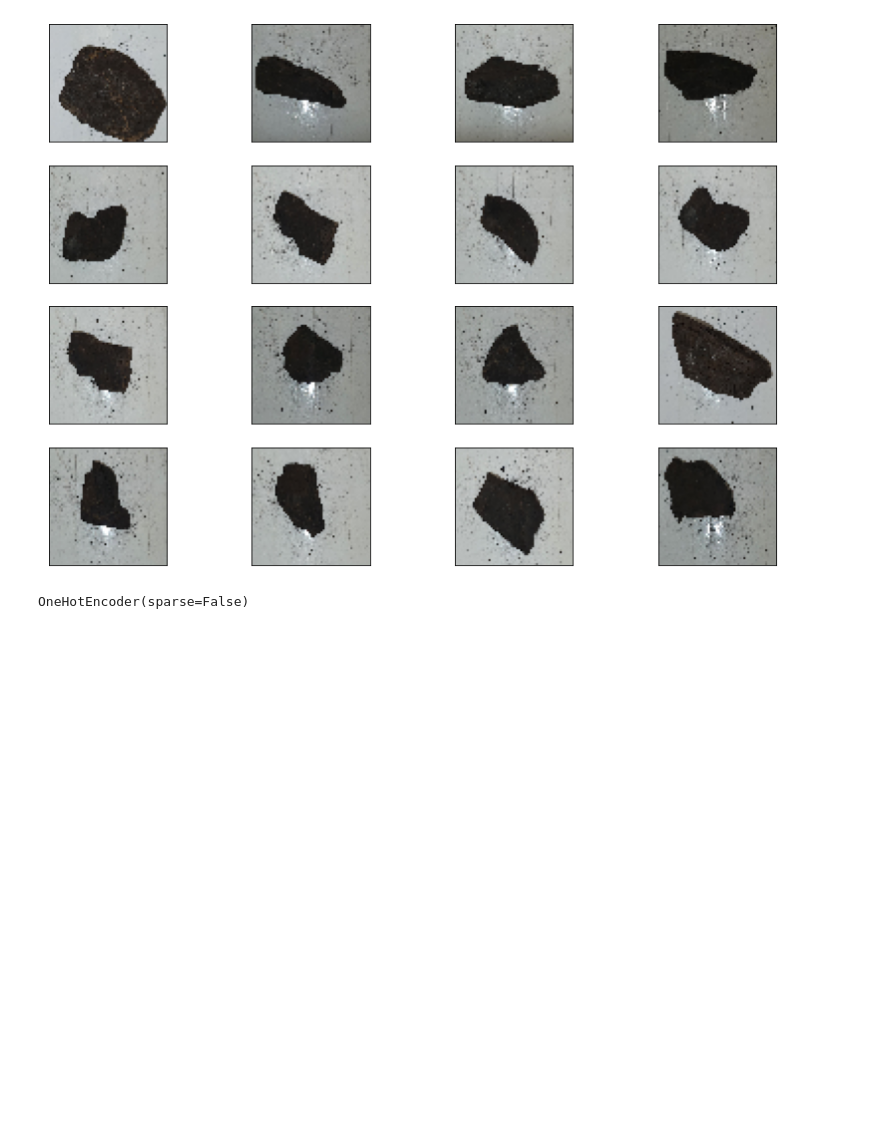
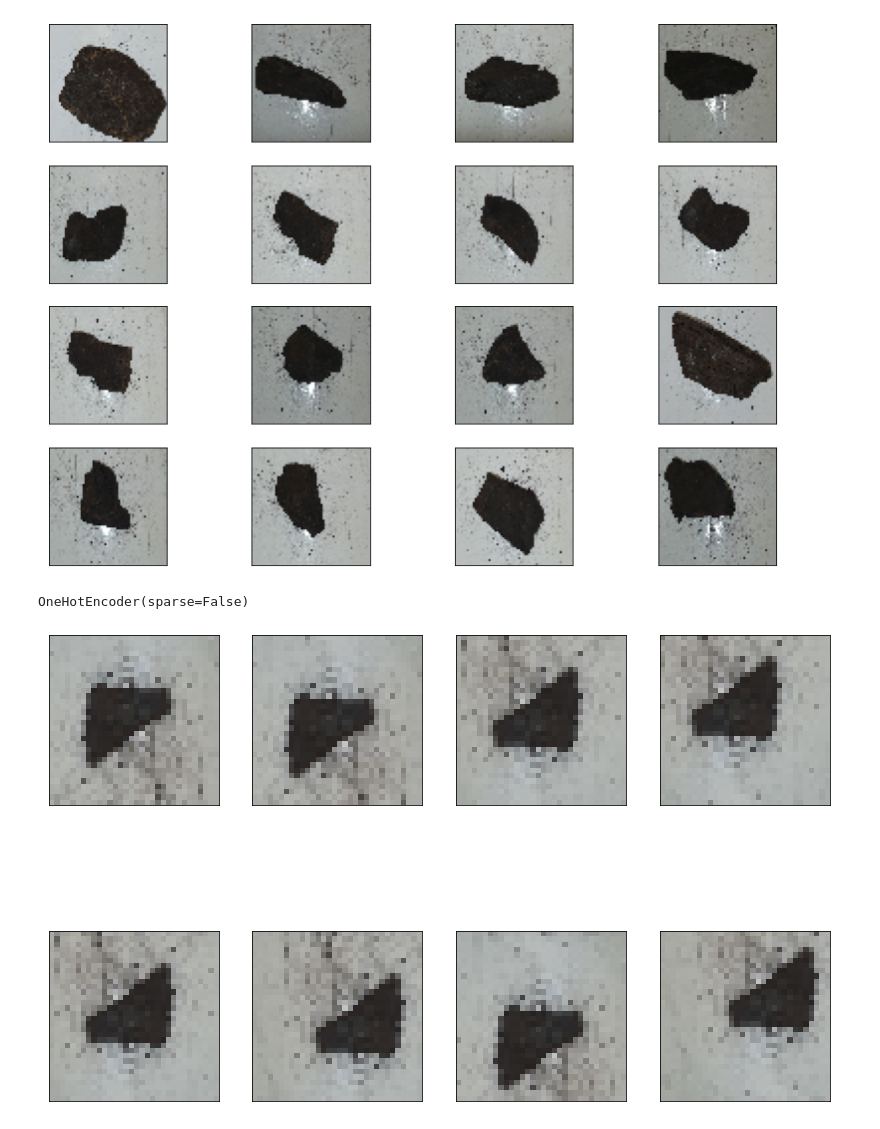
Before and after one commit to hykhhijk/Rock-classifier, a Jupyter notebook: Augmentation.ipynb, the cells around one changed output. Cells and saved outputs as stored; diff of their text form; code cells hidden in the pictures; blank space fills up the shorter version.

```diff
--- a/Augmentation.ipynb
+++ b/Augmentation.ipynb
@@ -32,3 +33,24 @@ encoder = OneHotEncoder(sparse=False)
 encoder.fit(y.reshape(-1, 1))
 # %% [output]
 OneHotEncoder(sparse=False)
+# %%
+X_train, X_test, y_train, y_test = train_test_split(X, y, stratify=y, shuffle=True)
+y_test = encoder.transform(y_test.reshape(-1, 1))
+
+test_trainsform = A.Compose([
+A.Resize(32, 32)
+])
+
+img_list=[]
+for i in range(len(X_test)):
+    img_list.append(test_trainsform(image=X_test[i])["image"])
+img_list = np.float32(img_list)
+X_test = img_list
+# %%
+transform_crop = A.Compose([
+    A.Resize(40, 40),
+    A.RandomCrop(32, 32),
+    A.OneOf([
+    A.HorizontalFlip(p=1),
+    A.VerticalFlip(p=1)],p=1)
+])
@@ -34,0 +70,13 @@ OneHotEncoder(sparse=False)
+# %%
+temp=[]
+for _ in range(8):
+    temp.append(transform_crop(image=X_train[0])["image"])
+# %%
+fig = plt.figure(figsize=(14, 10))
+for i in range(1, 9):
+    ax = plt.subplot(2, 4, i)
+    ax.axes.xaxis.set_visible(False)
+    ax.axes.yaxis.set_visible(False)
+    plt.imshow(temp[i-1])
+# %% [output]
+[figure, added]
```
Also changed, not shown: parts of 52 cells of this notebook.
